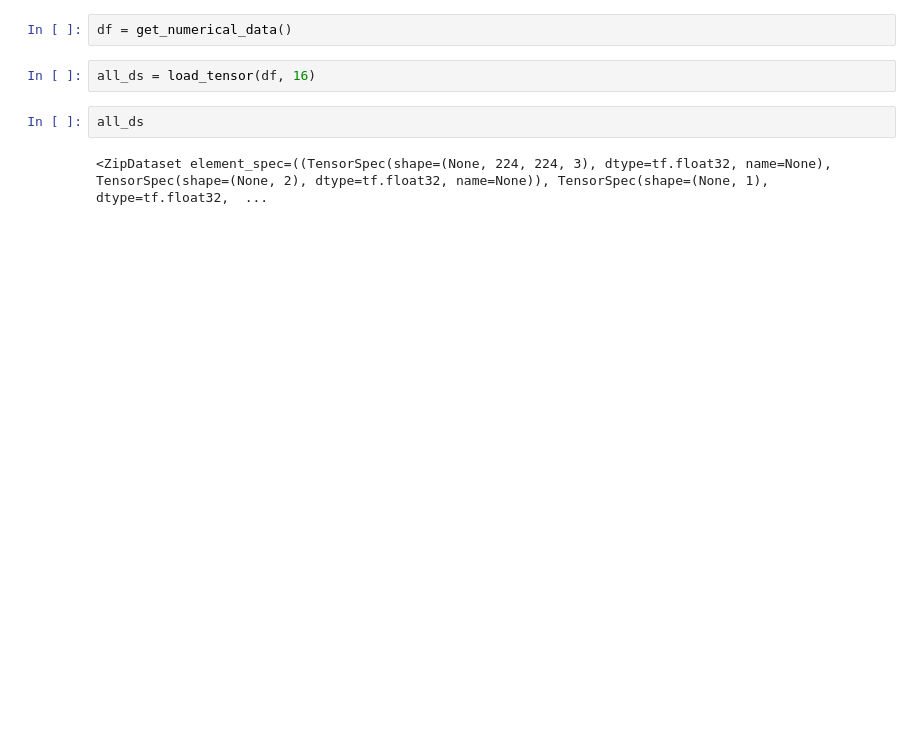
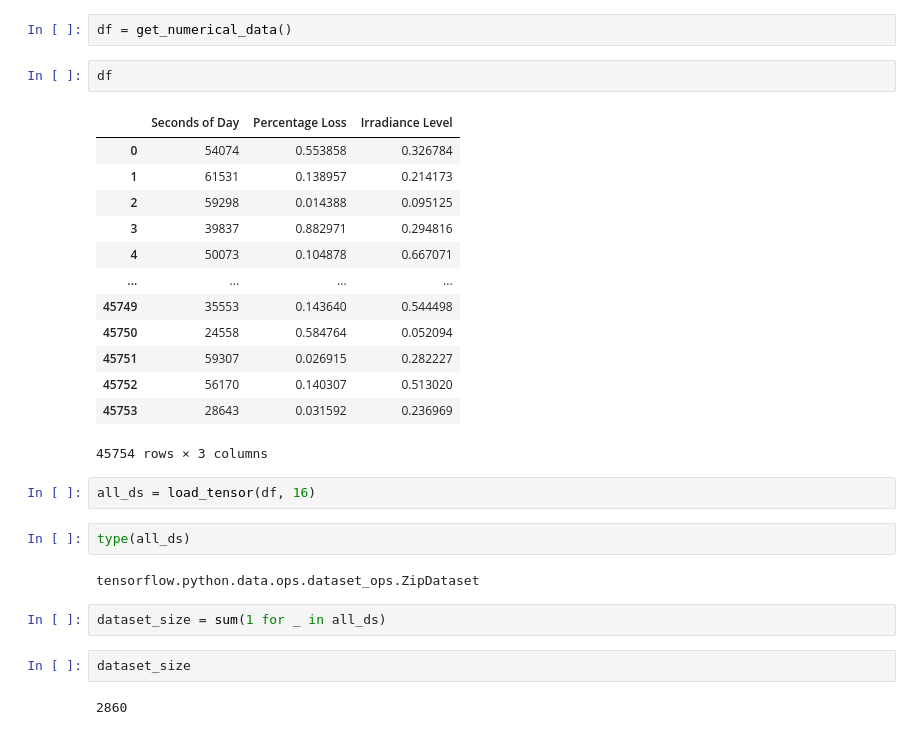
Before and after one commit to HWWer/Deep_Solar_Eye, a Jupyter notebook: notebooks/test_load_function.ipynb, the cells around one changed output. Drawn from its saved outputs; the diff is of its cells as text; blank space fills up the shorter version.

```diff
--- a/notebooks/test_load_function.ipynb
+++ b/notebooks/test_load_function.ipynb
@@ -137,8 +149,30 @@ The autoreload extension is already loaded. To reload it, use:
 # %%
 df = get_numerical_data()
+# %%
+df
+# %% [output]
+|  | Seconds of Day | Percentage Loss | Irradiance Level |
+| 0 | 54074 | 0.553858 | 0.326784 |
+| 1 | 61531 | 0.138957 | 0.214173 |
+| 2 | 59298 | 0.014388 | 0.095125 |
+| 3 | 39837 | 0.882971 | 0.294816 |
+| 4 | 50073 | 0.104878 | 0.667071 |
+| ... | ... | ... | ... |
+| 45749 | 35553 | 0.143640 | 0.544498 |
+| 45750 | 24558 | 0.584764 | 0.052094 |
+| 45751 | 59307 | 0.026915 | 0.282227 |
+| 45752 | 56170 | 0.140307 | 0.513020 |
+| 45753 | 28643 | 0.031592 | 0.236969 |
+45754 rows × 3 columns
 # %%
 all_ds = load_tensor(df, 16)
-# %%
-all_ds
-# %% [output]
-<ZipDataset element_spec=((TensorSpec(shape=(None, 224, 224, 3), dtype=tf.float32, name=None), TensorSpec(shape=(None, 2), dtype=tf.float32, name=None)), TensorSpec(shape=(None, 1), dtype=tf.float32,  ...
+# %%
+type(all_ds)
+# %% [output]
+tensorflow.python.data.ops.dataset_ops.ZipDataset
+# %%
+dataset_size = sum(1 for _ in all_ds)
+# %%
+dataset_size
+# %% [output]
+2860
```
Also changed, not shown: parts of 6 cells of this notebook, 1 other file.
